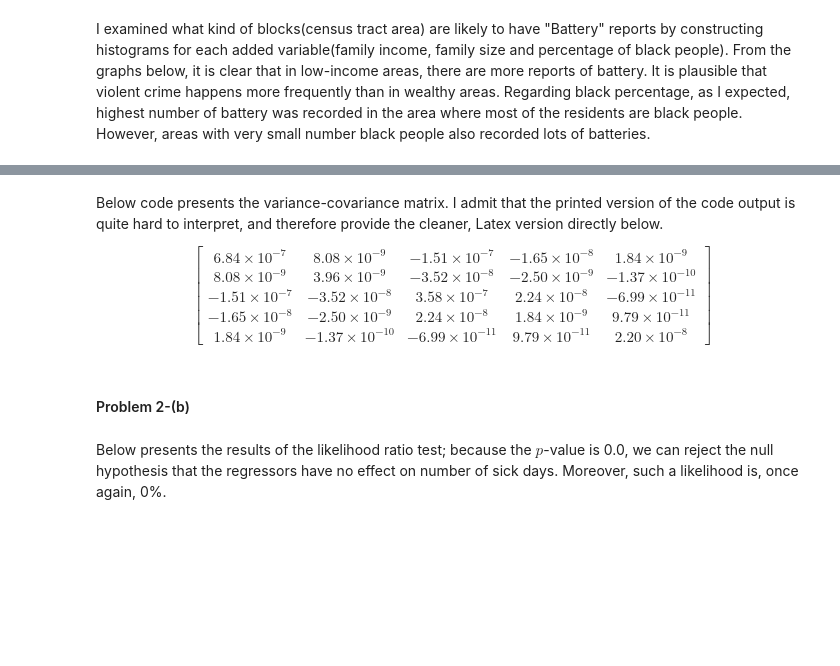
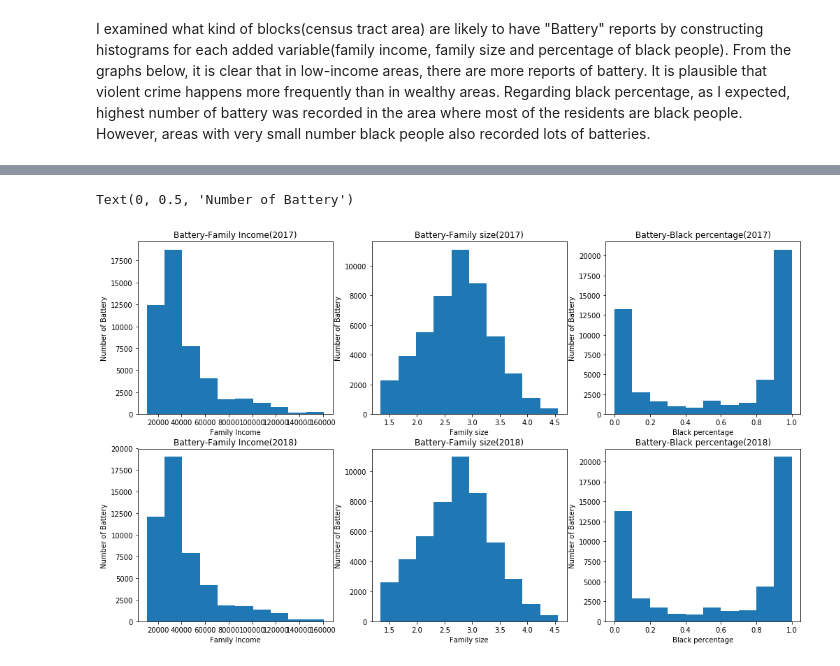
Before and after one commit to takando/Machine-learning-for-Public-Policy, a Jupyter notebook: Machine learning hw1.ipynb, the cells around one changed output, grey strips where cells are left out. Cells and saved outputs as stored; diff of their text form; code cells hidden in the pictures; blank space fills up the shorter version.

```diff
--- a/Machine learning hw1.ipynb
+++ b/Machine learning hw1.ipynb
@@ -303,5 +246,9 @@ print (tracts.head())
 3    841200  (POLYGON ((-87.68813499997718 41.8556909999909...
 4    839000  (POLYGON ((-87.63312200003458 41.8744880000269...
 # %%
+# Join crime reports data and census boundaries data with spatial join
 crm17_tract = gpd.sjoin(crm17, tracts, op='within', how="left")
 crm17_tract = crm17_tract.rename(columns = {"tractce10":"tract"})
+
+crm18_tract = gpd.sjoin(crm18, tracts, op='within', how="left")
+crm18_tract = crm18_tract.rename(columns = {"tractce10":"tract"})
@@ -425,6 +284,12 @@ blk_df = num_blk_df
 # %%
+# Augment crime2017 data
 crm17_tract_m1 = pd.merge(crm17_tract, family_size_df[["fam_size", "tract"]], on = "tract", how = "left")
 crm17_tract_m2 = pd.merge(crm17_tract_m1, income_df[["med_inc", "tract"]], on = "tract", how = "left")
 crm17_tract_m3 = pd.merge(crm17_tract_m2, blk_df[["per_blk", "tract"]], on = "tract", how = "left")
 auged_crm17 = crm17_tract_m3
-auged_crm17.head()
+
+# Augment crime2018 data
+crm18_tract_m1 = pd.merge(crm18_tract, family_size_df[["fam_size", "tract"]], on = "tract", how = "left")
+crm18_tract_m2 = pd.merge(crm18_tract_m1, income_df[["med_inc", "tract"]], on = "tract", how = "left")
+crm18_tract_m3 = pd.merge(crm18_tract_m2, blk_df[["per_blk", "tract"]], on = "tract", how = "left")
+auged_crm18 = crm18_tract_m3
@@ -607,10 +299,0 @@ print(-results_uncstr2.fun)
-# %% [markdown]
-Below code presents the variance-covariance matrix. I admit that the printed version of the code output is quite hard to interpret, and therefore provide the cleaner, Latex version directly below.
-
-\begin{bmatrix}
-6.84\times10^{-7} &  8.08\times10^{-9} & -1.51\times10^{-7} & -1.65\times10^{-8} & 1.84\times 10^{-9} \\
-8.08\times10^{-9} & 3.96\times10^{-9} & -3.52\times10^{-8} & -2.50\times10^{-9} & -1.37\times 10^{-10} \\
--1.51\times10^{-7} & -3.52\times10^{-8} & 3.58\times10^{-7} & 2.24\times10^{-8} & -6.99\times 10^{-11} \\
--1.65\times10^{-8} & -2.50\times10^{-9} & 2.24\times10^{-8} & 1.84\times10^{-9} & 9.79\times 10^{-11} \\
-1.84\times10^{-9} & -1.37\times10^{-10} & -6.99\times10^{-11} & 9.79\times10^{-11} & 2.20\times 10^{-8}
-\end{bmatrix}
@@ -621,4 +299,0 @@ print(vcv_mle2)
-# %% [markdown]
-#### Problem 2-(b)
-# %% [markdown]
-Below presents the results of the likelihood ratio test; because the $p$-value is 0.0, we can reject the null hypothesis that the regressors have no effect on number of sick days. Moreover, such a likelihood is, once again, 0%.
@@ -641,0 +300,42 @@ print('chi squared of H0 with 5 degrees of freedom p-value:', pval_h0)
+# %%
+# Choose battery reports
+battery = auged_crm17["Primary Type"] == "BATTERY"
+crm17_btr = auged_crm17[battery]
+
+battery = auged_crm18["Primary Type"] == "BATTERY"
+crm18_btr = auged_crm18[battery]
+
+# Construct histograms
+fig, axes = plt.subplots(nrows=2, ncols=3, figsize=(17,10))
+axes[0, 0].hist(crm17_btr["med_inc"], bins=10)
+axes[0, 0].set_title('Battery-Family Income(2017)')
+axes[0, 0].set_xlabel('Family Income')
+axes[0, 0].set_ylabel('Number of Battery')
+
+axes[0, 1].hist(crm17_btr["fam_size"], bins=10)
+axes[0, 1].set_title('Battery-Family size(2017)')
+axes[0, 1].set_xlabel('Family size')
+axes[0, 1].set_ylabel('Number of Battery')
+
+axes[0, 2].hist(crm17_btr["per_blk"], bins=10)
+axes[0, 2].set_title('Battery-Black percentage(2017)')
+axes[0, 2].set_xlabel('Black percentage')
+axes[0, 2].set_ylabel('Number of Battery')
+
+axes[1, 0].hist(crm18_btr["med_inc"], bins=10)
+axes[1, 0].set_title('Battery-Family Income(2018)')
+axes[1, 0].set_xlabel('Family Income')
+axes[1, 0].set_ylabel('Number of Battery')
+
+axes[1, 1].hist(crm18_btr["fam_size"], bins=10)
+axes[1, 1].set_title('Battery-Family size(2018)')
+axes[1, 1].set_xlabel('Family size')
+axes[1, 1].set_ylabel('Number of Battery')
+
+axes[1, 2].hist(crm18_btr["per_blk"], bins=10)
+axes[1, 2].set_title('Battery-Black percentage(2018)')
+axes[1, 2].set_xlabel('Black percentage')
+axes[1, 2].set_ylabel('Number of Battery')
+# %% [output]
+Text(0, 0.5, 'Number of Battery')
+[figure, added]
```
Also changed, not shown: parts of 99 cells of this notebook.
